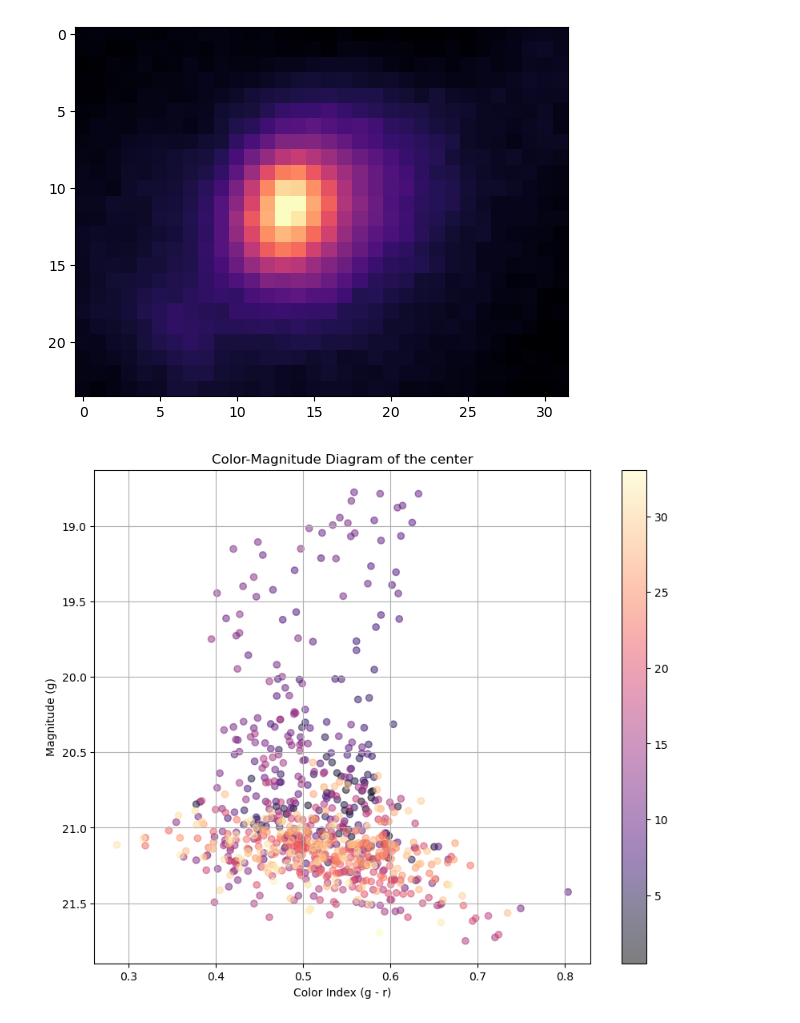
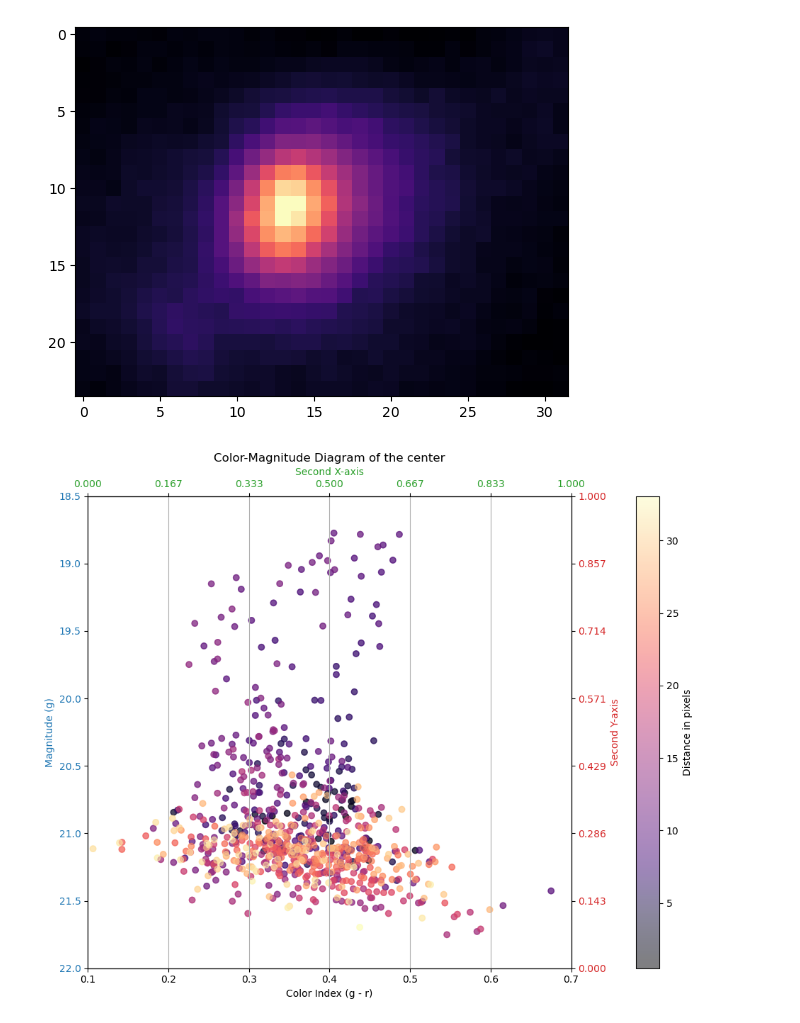
Before and after one commit to Juaopteinde/Group-19-NGC4449, a Jupyter notebook: CMDs.ipynb, the cells around one changed output. Drawn from its saved outputs; the diff is of its cells as text; code cells hidden in the pictures.

```diff
--- a/CMDs.ipynb
+++ b/CMDs.ipynb
@@ -171,15 +171,15 @@ zero_point = 25
 
 zero_point_ha = 0
 zero_point_L = 0
-zero_point_r = 20.44166 + 0.055
-zero_point_g = 20.29604 + 0.055
+zero_point_r = 20.45696 + 0.055
+zero_point_g = 20.28119 + 0.055
 
 magnitude_ha = convert_to_magnitude(clipped_ha, zero_point_ha)
 magnitude_L = convert_to_magnitude(clipped_L, zero_point_L)
 magnitude_r = convert_to_magnitude(clipped_r, zero_point_r)
 magnitude_g = convert_to_magnitude(clipped_g, zero_point_g)
 
-
+0.070346
 
 color_index_g_min_r = calc_color_index(magnitude_g, magnitude_r)
 print(np.max(magnitude_ha))
@@ -258,27 +281,47 @@ plt.show()
 # %%
 # Crop image to only the region chosen on the gridmap
 # Multiple by region_size_define to get original pixel coordinates instead of binned ones.
 region_g2 = magnitude_g[(region_size_define*x_min2):(region_size_define*x_max2), (region_size_define*y_min2):(region_size_define*y_max2)]
 region_r2 = magnitude_r[(region_size_define*x_min2):(region_size_define*x_max2), (region_size_define*y_min2):(region_size_define*y_max2)]
 distances2 = distance_region(region_g2)
 
 color_index2 = calc_color_index(region_g2, region_r2)
 
 color_index_BV2 = gr_to_BV(color_index2)
 
 
-std_region_g2 = std_mag(no_bg_g[(region_size_define*x_min2):(region_size_define*x_max2), (region_size_define*y_min2):(region_size_define*y_max2)], 0)
-std_region_r2 = std_mag(no_bg_r[(region_size_define*x_min2):(region_size_define*x_max2), (region_size_define*y_min2):(region_size_define*y_max2)], 0)
+std_region_g2 = std_mag(no_bg_g[(region_size_define*x_min2):(region_size_define*x_max2), (region_size_define*y_min2):(region_size_define*y_max2)], 0.021118)
+std_region_r2 = std_mag(no_bg_r[(region_size_define*x_min2):(region_size_define*x_max2), (region_size_define*y_min2):(region_size_define*y_max2)], 0.070346)
 std_color_index2 = np.sqrt(std_region_g2**2 + std_region_r2**2)
 
-plt.figure(figsize=(10, 8))
-#plt.errorbar(color_index_BV.flatten(), region_g.flatten(), xerr=std_color_index.flatten(), alpha=0.5)
-plt.scatter(color_index_BV2.flatten(), region_g2.flatten(), alpha=0.5, c=distances2, cmap='magma')
-plt.xlabel('Color Index (g - r)')
-plt.ylabel('Magnitude (g)')
-plt.title('Color-Magnitude Diagram of the center')
-plt.gca().invert_yaxis()  # Invert y-axis for magnitudes
-plt.colorbar()
+fig, ax1 = plt.subplots(figsize=(10, 8))
+
+color = 'tab:blue'
+ax1.scatter(color_index2.flatten(), region_g2.flatten(), alpha=0.5, c=distances2, cmap='magma')
+ax1.set_xlabel('Color Index (g - r)')
+ax1.set_ylabel('Magnitude (g)', color=color)
+ax1.set_title('Color-Magnitude Diagram of the center')
+ax1.invert_yaxis()  # Invert y-axis for magnitudes
+ax1.tick_params(axis='y', labelcolor=color)
+cbar = fig.colorbar(ax1.scatter(color_index2.flatten(), region_g2.flatten(), alpha=0.5, c=distances2, cmap='magma'), ax=ax1, pad=0.10)
+cbar.set_label('Distance in pixels')
+
+plt.xlim(0.1, 0.7)
+plt.ylim(22, 18.5)
+
+ax2 = ax1.twinx()  # instantiate a second axes that shares the same x-axis
+color = 'tab:red'
+ax2.set_ylabel('Second Y-axis', color=color)  # we already handled the x-label with ax1
+ax2.tick_params(axis='y', labelcolor=color)
+ax2.set_yticks(np.linspace(ax2.get_ybound()[0], ax2.get_ybound()[1], 8))  # Set number of y-ticks
+
+ax3 = ax1.twiny()  # instantiate a second axes that shares the same y-axis
+color = 'tab:green'
+ax3.set_xlabel('Second X-axis', color=color)  # we already handled the y-label with ax1
+ax3.tick_params(axis='x', labelcolor=color)
+ax3.set_xticks(np.linspace(ax3.get_xbound()[0], ax3.get_xbound()[1], 7))  # Set number of x-ticks
+
+fig.tight_layout()  # otherwise the right y-label is slightly clipped
 plt.grid(True)
 # %% [output]
-[figure, old version]
+[figure, new version]
```
Also changed, not shown: parts of 2 cells of this notebook, 1 other file.
